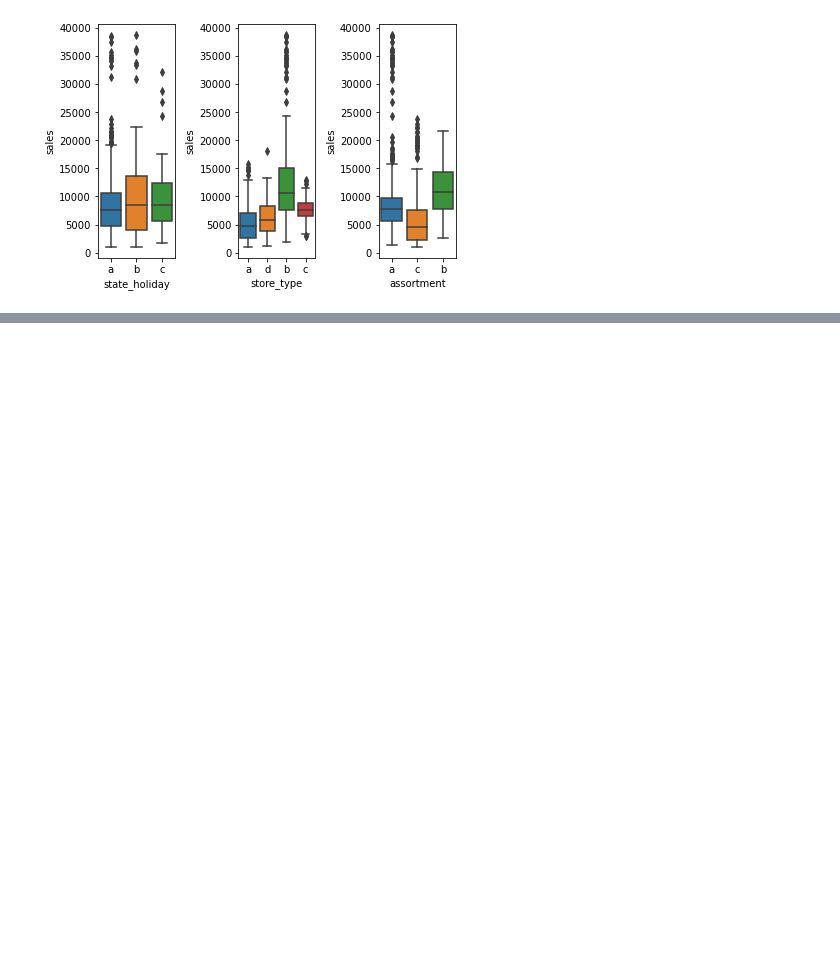
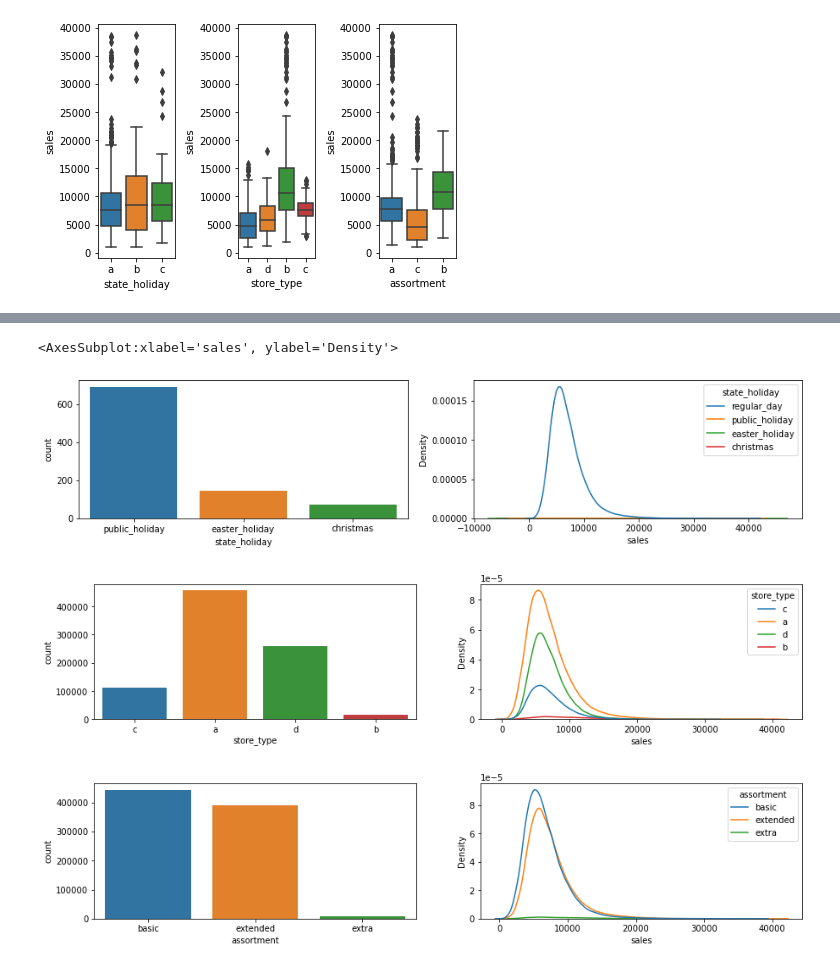
Before and after one commit to juksilva/Predict-Time-Series, a Jupyter notebook: Prediccion_ventas.ipynb, the cells around one changed output, grey strips where cells are left out. Cells and saved outputs as stored; diff of their text form; code cells hidden in the pictures; blank space fills up the shorter version.

```diff
--- a/Prediccion_ventas.ipynb
+++ b/Prediccion_ventas.ipynb
@@ -274,0 +419,31 @@ df2['date']
+# %%
+#state_holiday
+fig, ax = plt.subplots(figsize=(15,10))
+plt.subplot(3, 2 , 1 )
+a = df4[df4['state_holiday'] != 'regular_day']
+sns.countplot(x = a['state_holiday'])
+
+plt.subplot(3, 2 , 2 )
+sns.kdeplot(data=df4, x='sales', hue='state_holiday')
+
+#store_type
+fig, ax = plt.subplots(figsize=(15,10))
+plt.subplot(3, 2 , 3 )
+sns.countplot(x=df4['store_type'])
+
+plt.subplot(3, 2 , 4 )
+sns.kdeplot(data=df4, x='sales', hue='store_type')
+
+
+#assortment
+fig, ax = plt.subplots(figsize=(15,10))
+plt.subplot(3, 2 , 5 )
+sns.countplot(x=df4['assortment'])
+
+plt.subplot(3, 2 , 6 )
+sns.kdeplot(data=df4, x='sales', hue='assortment')
+# %% [output]
+<AxesSubplot:xlabel='sales', ylabel='Density'>
+[figure, added]
+[figure, added]
+[figure, added]
```
Also changed, not shown: parts of 155 cells of this notebook.
